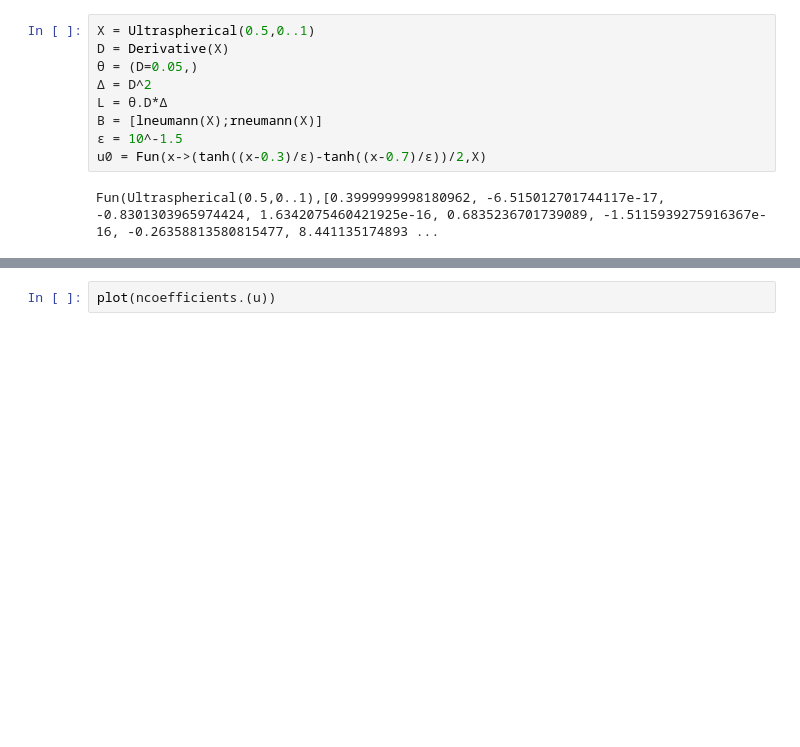
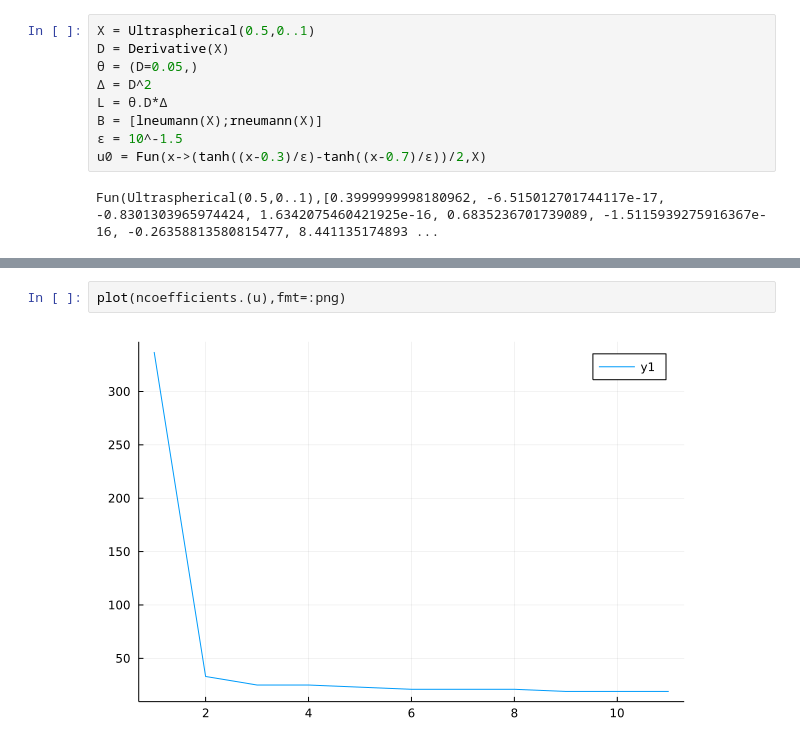
Before and after one commit to mjyshin/math-tutorials, a Jupyter notebook: alternate_exponential.ipynb, the cells around one changed output, grey strips where cells are left out. Saved outputs shown, nothing was run; the diff lists cells and outputs as text; blank space fills up the shorter version.

```diff
--- a/alternate_exponential.ipynb
+++ b/alternate_exponential.ipynb
@@ -63,2 +69,4 @@ plot(sum.(u),ylims=(0,0.5))
 # %%
-plot(ncoefficients.(u))
+plot(ncoefficients.(u),fmt=:png)
+# %% [output]
+[figure, added]
```
Also changed, not shown: parts of 4 cells of this notebook, 1 other file.
